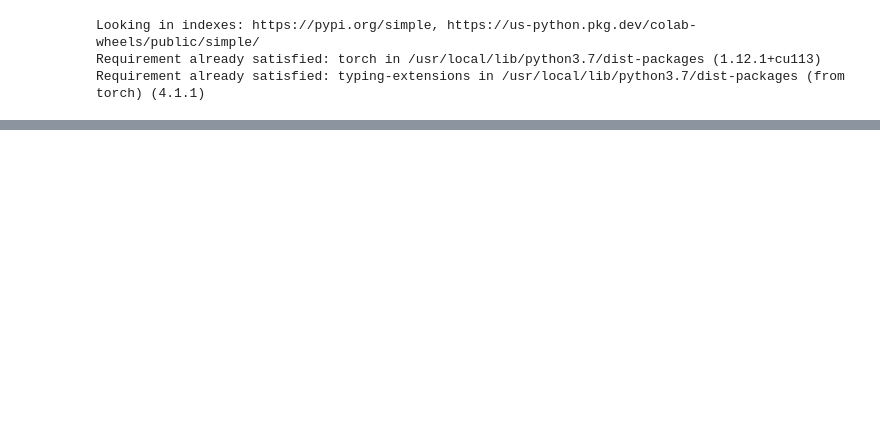
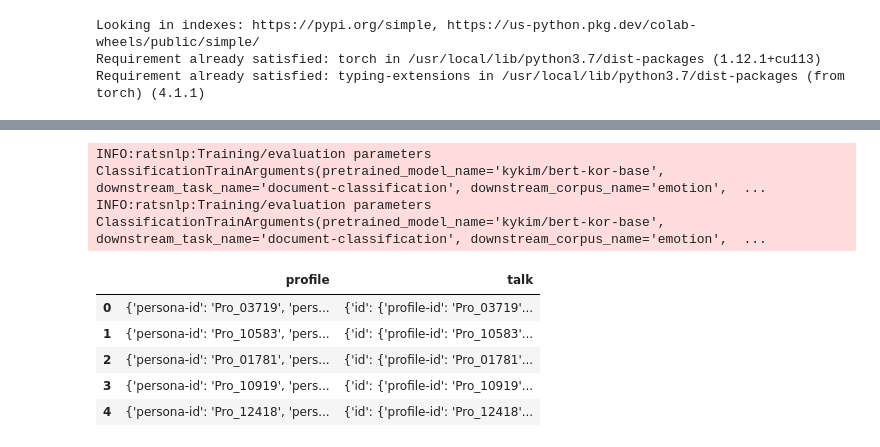
Before and after one commit to bhkwon89/Chat_analysis, a Jupyter notebook: cp2_model.ipynb, the cells around one changed output, grey strips where cells are left out. Cells and saved outputs as stored; diff of their text form; code cells hidden in the pictures; blank space fills up the shorter version.

```diff
--- a/cp2_model.ipynb
+++ b/cp2_model.ipynb
@@ -42,0 +75,6 @@ Some weights of the model checkpoint at kykim/bert-kor-base were not used when i
+# %%
+# 출력용 로거 설정
+nlpbook.set_logger(args)
+# %% [output]
+INFO:ratsnlp:Training/evaluation parameters ClassificationTrainArguments(pretrained_model_name='kykim/bert-kor-base', downstream_task_name='document-classification', downstream_corpus_name='emotion',  ...
+INFO:ratsnlp:Training/evaluation parameters ClassificationTrainArguments(pretrained_model_name='kykim/bert-kor-base', downstream_task_name='document-classification', downstream_corpus_name='emotion',  ...
@@ -42,0 +85,9 @@ Some weights of the model checkpoint at kykim/bert-kor-base were not used when i
+# %%
+train_df.head()
+# %% [output]
+|  | profile | talk |
+| 0 | {'persona-id': 'Pro_03719', 'pers... | {'id': {'profile-id': 'Pro_03719'... |
+| 1 | {'persona-id': 'Pro_10583', 'pers... | {'id': {'profile-id': 'Pro_10583'... |
+| 2 | {'persona-id': 'Pro_01781', 'pers... | {'id': {'profile-id': 'Pro_01781'... |
+| 3 | {'persona-id': 'Pro_10919', 'pers... | {'id': {'profile-id': 'Pro_10919'... |
+| 4 | {'persona-id': 'Pro_12418', 'pers... | {'id': {'profile-id': 'Pro_12418'... |
```
Also changed, not shown: parts of 17 cells of this notebook.
